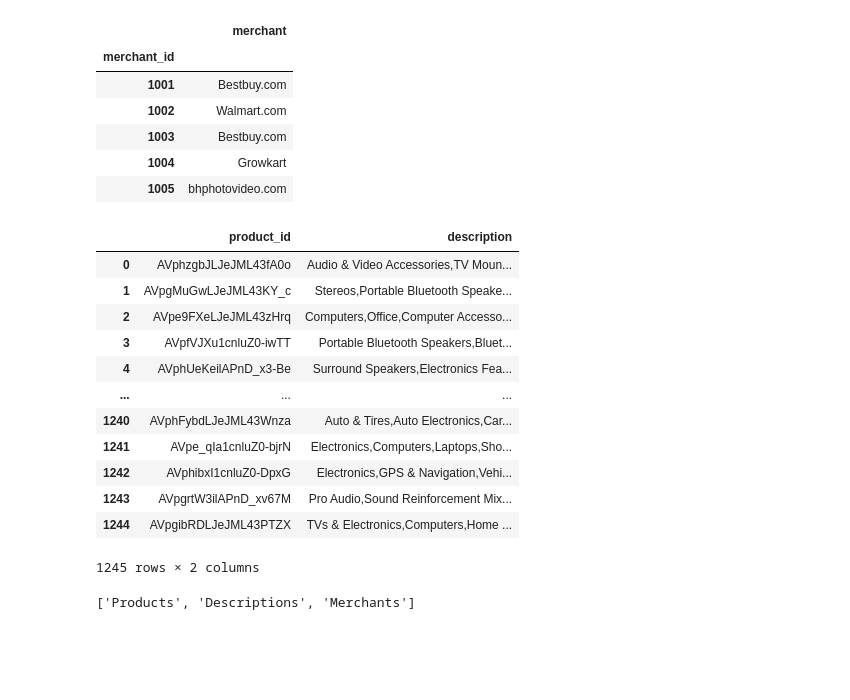
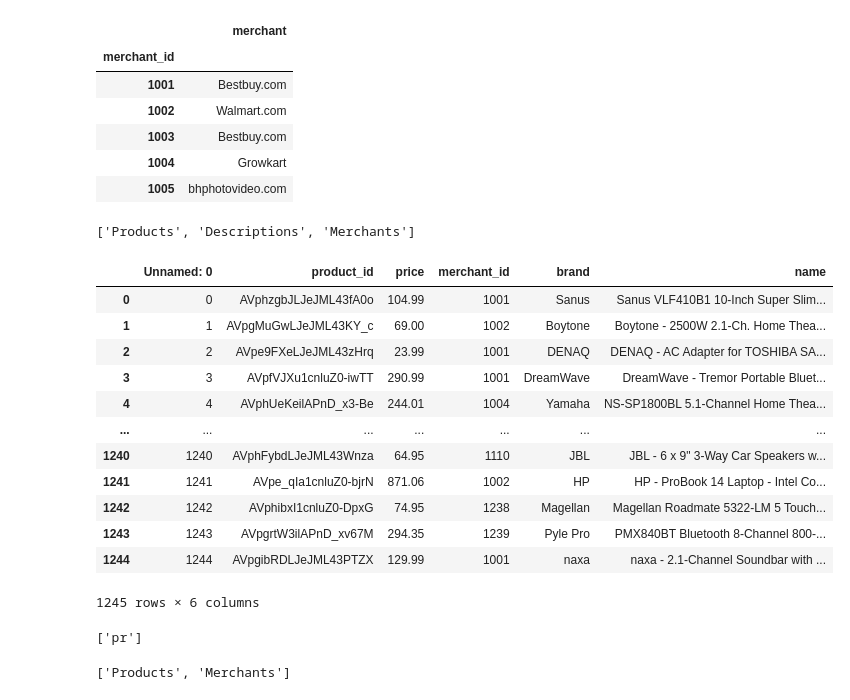
Before and after one commit to roldugina/data_analysis_projects, a Jupyter notebook: reading_files/Reading_files.ipynb, the cells around one changed output. Cells and saved outputs as stored; diff of their text form; code cells hidden in the pictures; blank space fills up the shorter version.

Commit message:
Finished working with Excel files

```diff
--- a/reading_files/Reading_files.ipynb
+++ b/reading_files/Reading_files.ipynb
@@ -164,24 +84,33 @@ ex.head()
 | 1005 | bhphotovideo.com |
 # %%
 ex_file=pd.ExcelFile(filepath3,engine='openpyxl')
-# %%
-ex_df=ex_file.parse(ex_file.sheet_names[1])
-ex_df
-# %% [output]
-|  | product_id | description |
-| 0 | AVphzgbJLJeJML43fA0o | Audio & Video Accessories,TV Moun... |
-| 1 | AVpgMuGwLJeJML43KY_c | Stereos,Portable Bluetooth Speake... |
-| 2 | AVpe9FXeLJeJML43zHrq | Computers,Office,Computer Accesso... |
-| 3 | AVpfVJXu1cnluZ0-iwTT | Portable Bluetooth Speakers,Bluet... |
-| 4 | AVphUeKeilAPnD_x3-Be | Surround Speakers,Electronics Fea... |
-| ... | ... | ... |
-| 1240 | AVphFybdLJeJML43Wnza | Auto & Tires,Auto Electronics,Car... |
-| 1241 | AVpe_qIa1cnluZ0-bjrN | Electronics,Computers,Laptops,Sho... |
-| 1242 | AVphibxI1cnluZ0-DpxG | Electronics,GPS & Navigation,Vehi... |
-| 1243 | AVpgrtW3ilAPnD_xv67M | Pro Audio,Sound Reinforcement Mix... |
-| 1244 | AVpgibRDLJeJML43PTZX | TVs & Electronics,Computers,Home ... |
-1245 rows × 2 columns
+# %%
+ex_products=ex_file.parse(ex_file.sheet_names[0])
+ex_merchants=ex_file.parse(ex_file.sheet_names[2])
 # %%
 ex_file.sheet_names
 # %% [output]
 ['Products', 'Descriptions', 'Merchants']
+# %%
+ex_products.to_excel('pr.xlsx',sheet_name='pr')
+ex_file2=pd.ExcelFile('pr.xlsx',engine='openpyxl')
+ex_df2=ex_file2.parse(ex_file2.sheet_names[0])
+ex_df2
+# %% [output]
+|  | Unnamed: 0 | product_id | price | merchant_id | brand | name |
+| 0 | 0 | AVphzgbJLJeJML43fA0o | 104.99 | 1001 | Sanus | Sanus VLF410B1 10-Inch Super Slim... |
+| 1 | 1 | AVpgMuGwLJeJML43KY_c | 69.00 | 1002 | Boytone | Boytone - 2500W 2.1-Ch. Home Thea... |
+| 2 | 2 | AVpe9FXeLJeJML43zHrq | 23.99 | 1001 | DENAQ | DENAQ - AC Adapter for TOSHIBA SA... |
+| 3 | 3 | AVpfVJXu1cnluZ0-iwTT | 290.99 | 1001 | DreamWave | DreamWave - Tremor Portable Bluet... |
+| 4 | 4 | AVphUeKeilAPnD_x3-Be | 244.01 | 1004 | Yamaha | NS-SP1800BL 5.1-Channel Home Thea... |
+| ... | ... | ... | ... | ... | ... | ... |
+| 1240 | 1240 | AVphFybdLJeJML43Wnza | 64.95 | 1110 | JBL | JBL - 6 x 9" 3-Way Car Speakers w... |
+| 1241 | 1241 | AVpe_qIa1cnluZ0-bjrN | 871.06 | 1002 | HP | HP - ProBook 14 Laptop - Intel Co... |
+| 1242 | 1242 | AVphibxI1cnluZ0-DpxG | 74.95 | 1238 | Magellan | Magellan Roadmate 5322-LM 5 Touch... |
+| 1243 | 1243 | AVpgrtW3ilAPnD_xv67M | 294.35 | 1239 | Pyle Pro | PMX840BT Bluetooth 8-Channel 800-... |
+| 1244 | 1244 | AVpgibRDLJeJML43PTZX | 129.99 | 1001 | naxa | naxa - 2.1-Channel Soundbar with ... |
+1245 rows × 6 columns
+# %%
+ex_file2.sheet_names
+# %% [output]
+['pr']
@@ -187,0 +121,5 @@ ex_file.sheet_names
+# %%
+ex_file3=pd.ExcelFile('out_products_merchants.xlsx')
+ex_file3.sheet_names
+# %% [output]
+['Products', 'Merchants']
```
Also changed, not shown: parts of 6 cells of this notebook.
